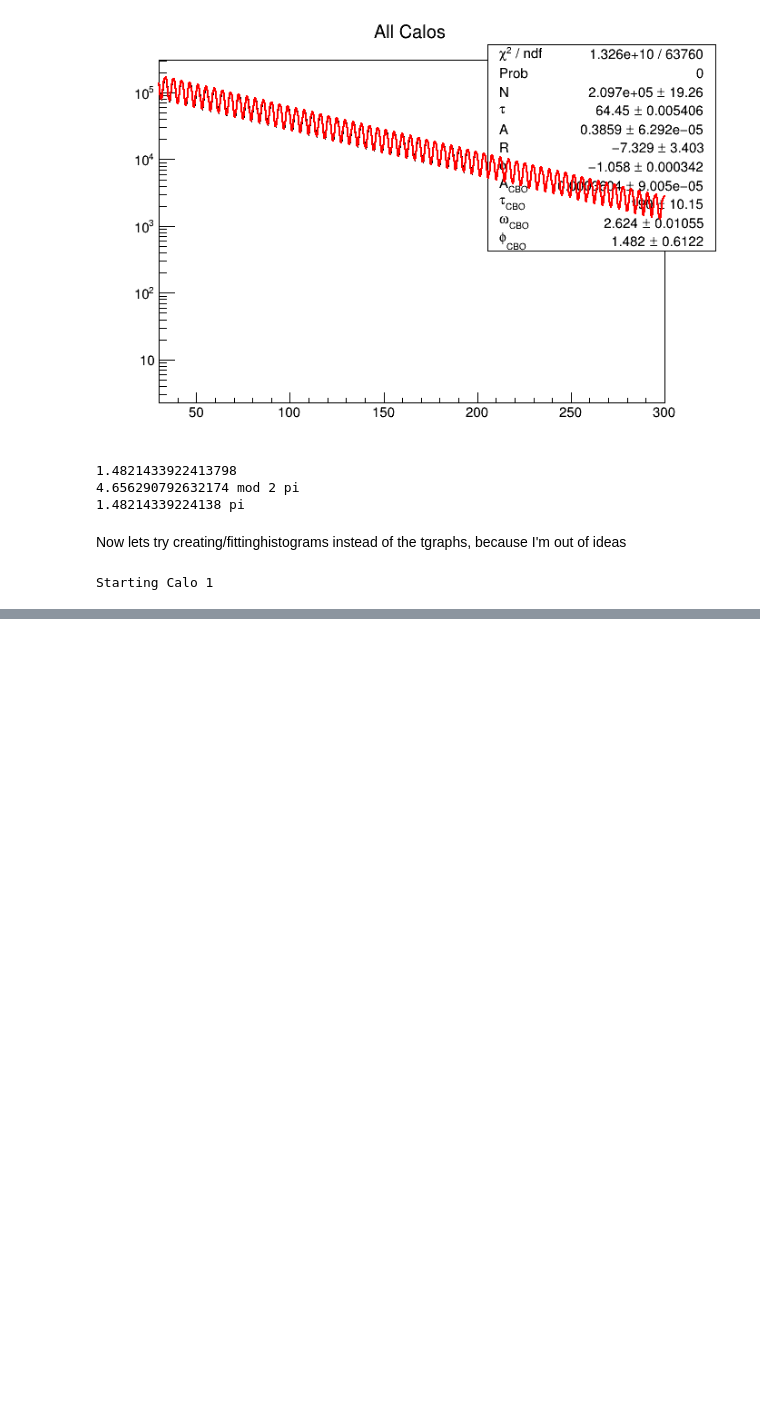
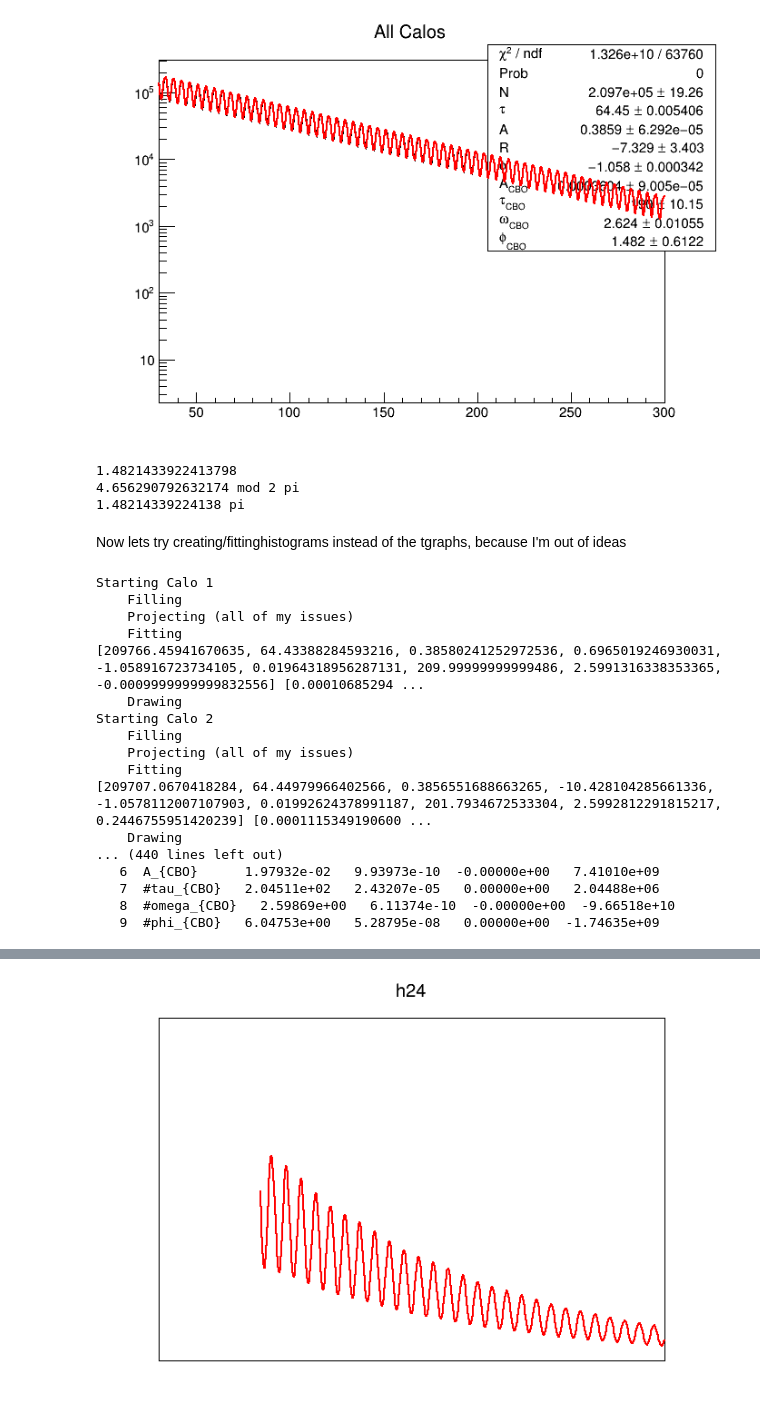
Before and after one commit to jlabounty/g-2, a Jupyter notebook: calorimeter/CBO_Decoherence_ToyMonteCarlo.ipynb, the cells around one changed output, grey strips where cells are left out. Saved outputs shown, nothing was run; the diff lists cells and outputs as text; code cells hidden in the pictures; blank space fills up the shorter version.

```diff
--- a/calorimeter/CBO_Decoherence_ToyMonteCarlo.ipynb
+++ b/calorimeter/CBO_Decoherence_ToyMonteCarlo.ipynb
@@ -352,6 +352,7 @@ Now lets try creating/fittinghistograms instead of the tgraphs, because I'm out
 # %%
 paramVec = []
 paramErrVec = []
+histVec = []
 
 for calo in range(1,25):
     print("Starting Calo",calo)
@@ -359,17 +360,20 @@ for calo in range(1,25):
     timeVecCBO = tempdf['time'].values
     wiggleVecCBO = tempdf['wiggle'].values
     c = r.TCanvas()
-    print("    Drawing")
+    print("    Filling")
     #create/fill a TH2 and then project onto the x-axis
-    h1 = r.TH2D("h1","h1",700000,0,700,3000,0,1000000)
+    h1 = r.TH2D("h1","h"+str(calo),700000,0,700,3000,0,1000000)
     for i in range(len(timeVecCBO)):
         h1.Fill(timeVecCBO[i], wiggleVecCBO[i])
 
     print("    Projecting (all of my issues)")
     h2 = h1.ProfileX()
     h2.GetXaxis().SetRangeUser(0,150)
-#    h2.Fit('func','REM V')
+
+    print("    Fitting")
+    h2.Fit('func','R')
     h2.Draw()
+    func.Draw("SAME")
 
     ding = func.GetParameters()
     ding2 = func.GetParErrors()
@@ -382,10 +386,30 @@ for calo in range(1,25):
     paramVec.append(paramsFit)
     paramErrVec.append(paramsErrFit)
 
+    print("    Drawing")
+    c.Draw()
+
+    histVec.append( h2.Clone("h"+str(calo)) )
+
     h1.Delete()
     h2.Delete()
 
 #    c.Print("./images/CBO/CBO_Sim_Calo"+str(calo).zfill(2)+".png")
-c.Draw()
 # %% [output]
 Starting Calo 1
+    Filling
+    Projecting (all of my issues)
+    Fitting
+[209766.45941670635, 64.43388284593216, 0.38580241252972536, 0.6965019246930031, -1.058916723734105, 0.01964318956287131, 209.99999999999486, 2.5991316338353365, -0.0009999999999832556] [0.00010685294 ...
+    Drawing
+Starting Calo 2
+    Filling
+    Projecting (all of my issues)
+    Fitting
+[209707.0670418284, 64.44979966402566, 0.3856551688663265, -10.428104285661336, -1.0578112007107903, 0.01992624378991187, 201.7934672533304, 2.5992812291815217, 0.2446755951420239] [0.0001115349190600 ...
+    Drawing
+... (440 lines left out)
+   6  A_{CBO}      1.97932e-02   9.93973e-10  -0.00000e+00   7.41010e+09
+   7  #tau_{CBO}   2.04511e+02   2.43207e-05   0.00000e+00   2.04488e+06
+   8  #omega_{CBO}   2.59869e+00   6.11374e-10  -0.00000e+00  -9.66518e+10
+   9  #phi_{CBO}   6.04753e+00   5.28795e-08   0.00000e+00  -1.74635e+09
@@ -391,0 +417 @@ Starting Calo 1
+[figure, added]
```
Also changed, not shown: parts of 8 cells of this notebook, 2 other files.
